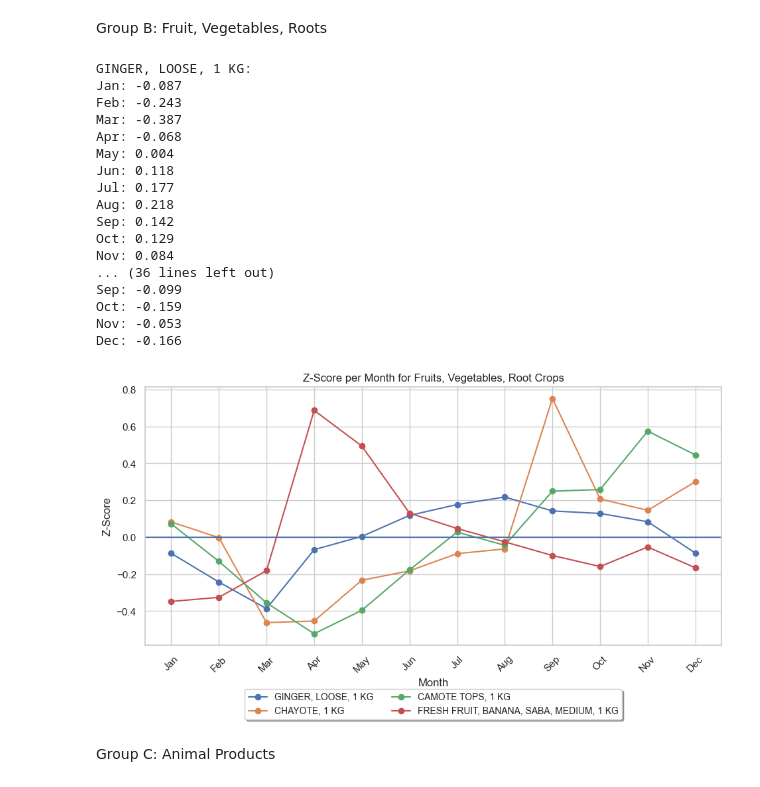
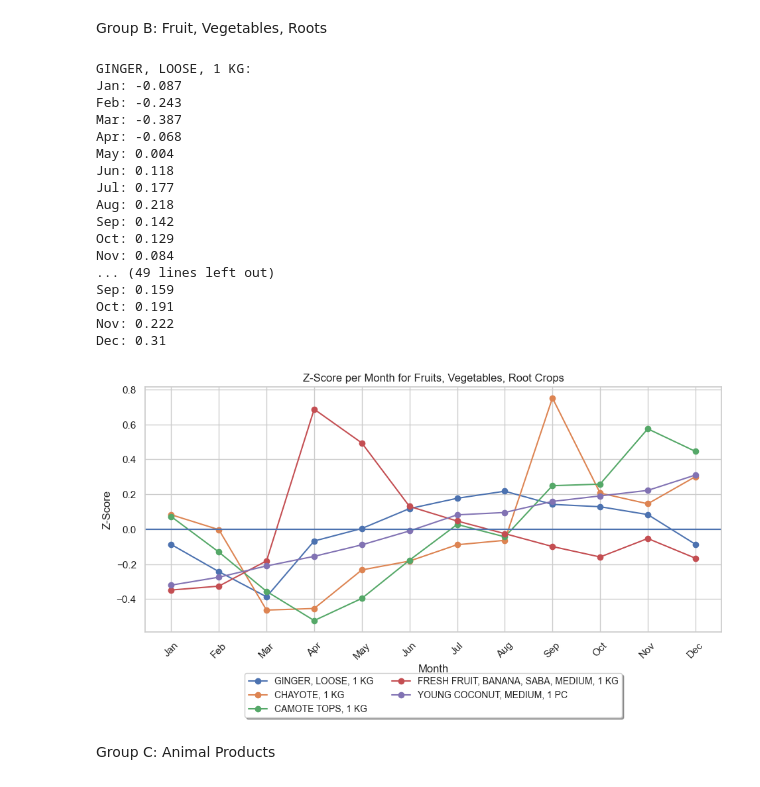
Before and after one commit to rue-22/cs132-group-two, a Jupyter notebook: EDA/EDAv1.ipynb, the cells around one changed output. Saved outputs shown, nothing was run; the diff lists cells and outputs as text; code cells hidden in the pictures.

```diff
--- a/EDA/EDAv1.ipynb
+++ b/EDA/EDAv1.ipynb
@@ -373,7 +373,8 @@ def plot_sd_difference(seasonality_results):
             "GINGER, LOOSE, 1 KG",
             "CHAYOTE, 1 KG",
             "CAMOTE TOPS, 1 KG",
-            "FRESH FRUIT, BANANA, SABA, MEDIUM, 1 KG"
+            "FRESH FRUIT, BANANA, SABA, MEDIUM, 1 KG",
+            "YOUNG COCONUT, MEDIUM, 1 PC"
         ]
         if result['crop'] not in crops_to_plot:
             continue
@@ -388,39 +389,39 @@ def plot_sd_difference(seasonality_results):
             print(f"{months[i]}: {round(sd_diff[i],3)}")
 
         plt.plot(months, sd_diff, marker='o', linestyle='-', label=crop)
 
 
     plt.title('Z-Score per Month for Fruits, Vegetables, Root Crops')
     plt.xlabel('Month')
     plt.ylabel('Z-Score')
     plt.grid(True)
     plt.xticks(rotation=45)
     plt.legend(loc='upper center', bbox_to_anchor=(0.5, -0.15), fancybox=True, shadow=True, ncol=2, fontsize='small')
     plt.tight_layout(pad=2)  # Adjust the padding to make the layout more compact
     plt.axhline()
     plt.show()
 
 
 plot_sd_difference(seasonality_results)
 # %% [output]
 GINGER, LOOSE, 1 KG:
 Jan: -0.087
 Feb: -0.243
 Mar: -0.387
 Apr: -0.068
 May: 0.004
 Jun: 0.118
 Jul: 0.177
 Aug: 0.218
 Sep: 0.142
 Oct: 0.129
 Nov: 0.084
-... (36 lines left out)
-Sep: -0.099
-Oct: -0.159
-Nov: -0.053
-Dec: -0.166
+... (49 lines left out)
+Sep: 0.159
+Oct: 0.191
+Nov: 0.222
+Dec: 0.31
-[figure, old version]
+[figure, new version]
 # %% [markdown]
 Group C: Animal Products
 # %%
```
Also changed, not shown: parts of 2 cells of this notebook.
